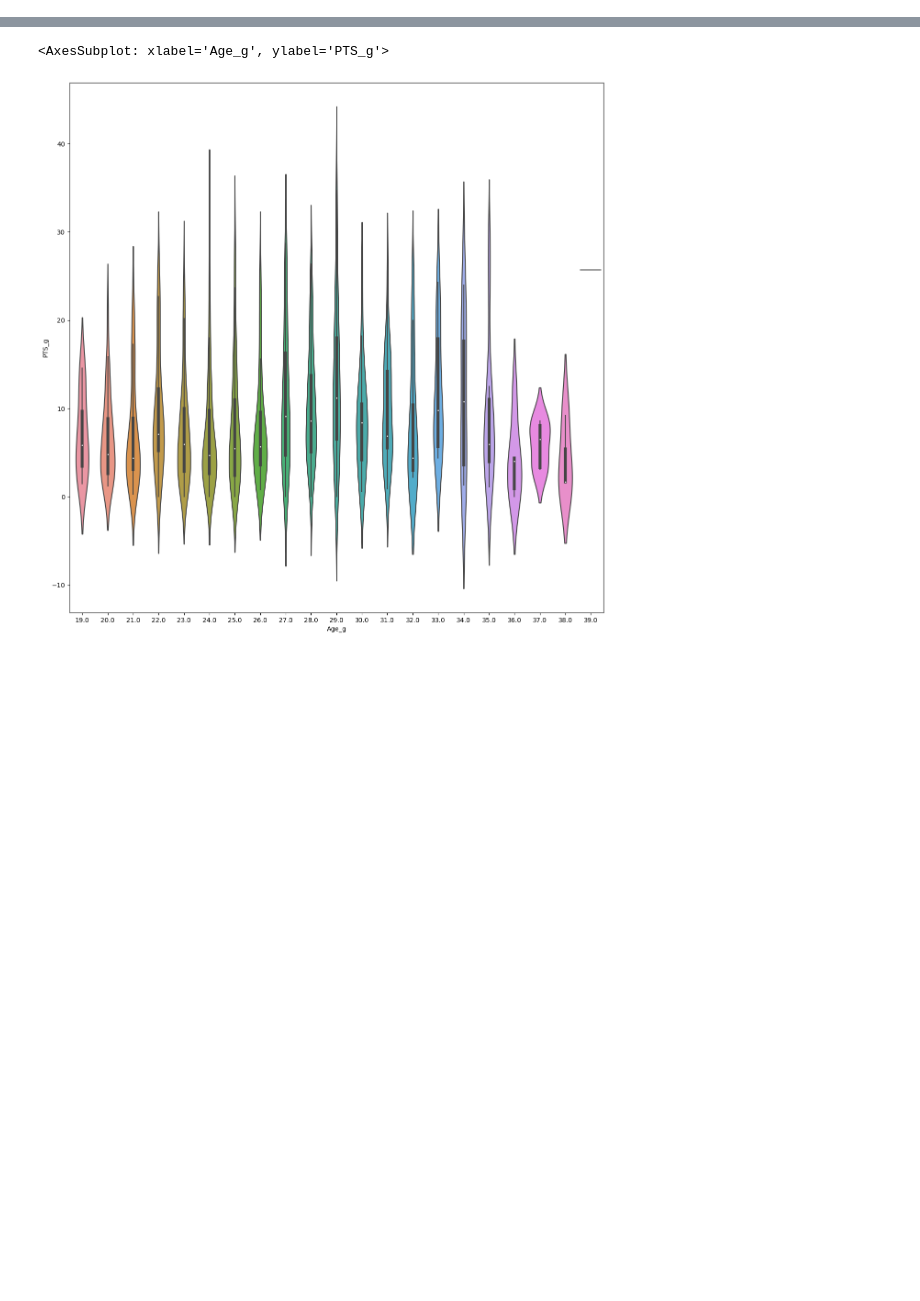
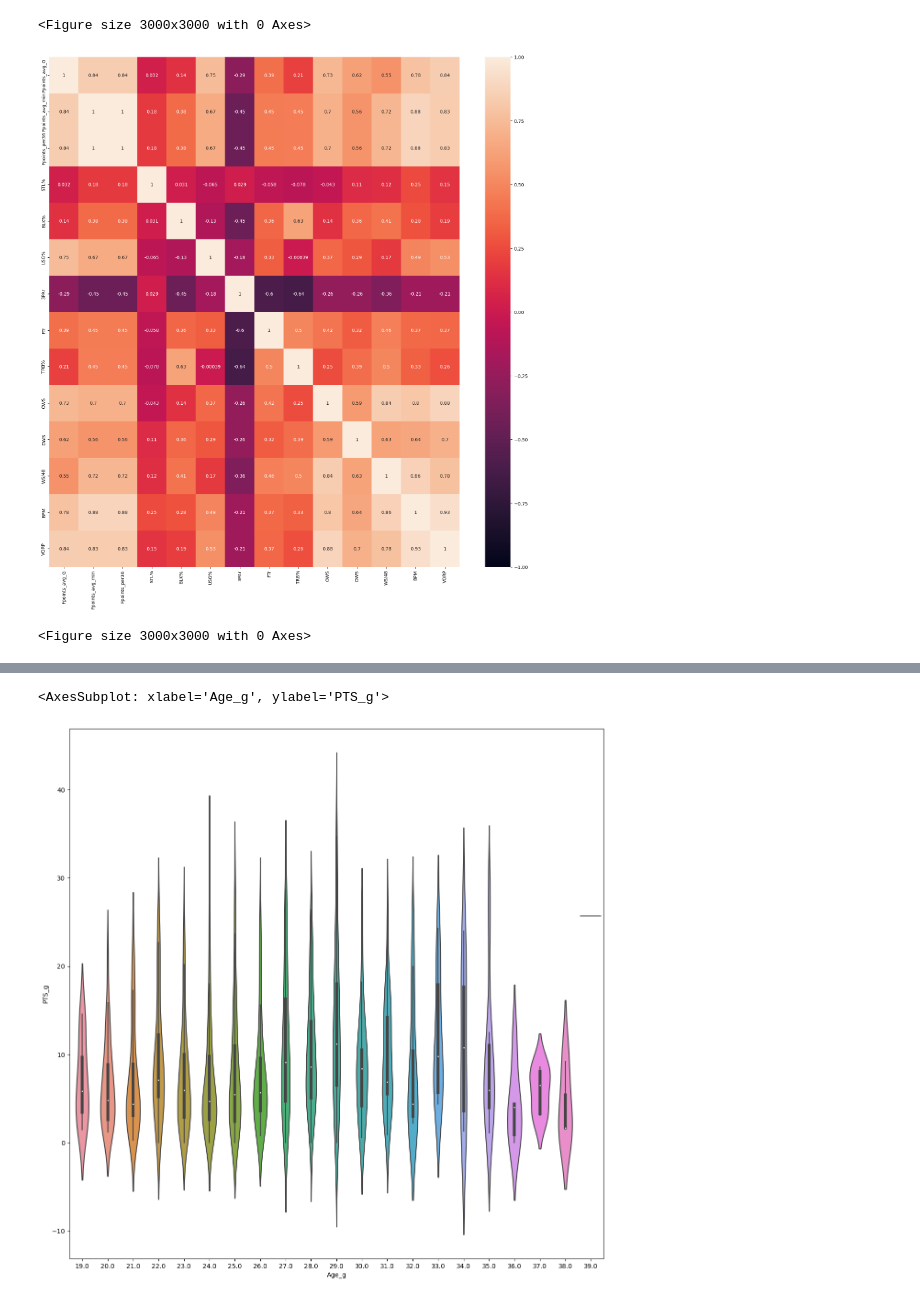
Before and after one commit to mcgillies/nbafantasy2024, a Jupyter notebook: plot_exploration.ipynb, the cells around one changed output, grey strips where cells are left out. Drawn from its saved outputs; the diff is of its cells as text; code cells hidden in the pictures; blank space fills up the shorter version.

Commit message:
added fpoints to data + additional plots

```diff
--- a/plot_exploration.ipynb
+++ b/plot_exploration.ipynb
@@ -5,3 +10,6 @@ import seaborn as sn
 # %%
-data = pd.read_csv("data/combined_stats.csv")
-data.columns
+data = pd.read_csv("data/combined_stats.csv", index_col=0)
+# Missing column is awards_per (useless)
+data.columns[0:100]
+
+relevant_players = data[(data['MP_g'] > 15) & (data['G'] > 20)]
@@ -21,0 +16,7 @@ Index(['Unnamed: 0', 'Rk_g', 'Player', 'Age_g', 'Team_g', 'Pos_g', 'G_g',
+# %%
+adv_cols = ['Player', 'Fpoints_avg_G', 'Fpoints_avg_min', 'Fpoints_per36', 'STL%', 'BLK%', 'USG%', '3PAr', 'FTr', 'TRB%',
+               'OWS', 'DWS', 'WS/48', 'BPM', 'VORP']
+
+adv_data = relevant_players[adv_cols]
+
+adv_data.sort_values(by = 'Fpoints_avg_G', ascending = False).head(50)
@@ -21,0 +41,8 @@ Index(['Unnamed: 0', 'Rk_g', 'Player', 'Age_g', 'Team_g', 'Pos_g', 'G_g',
+# %%
+plt.figure(figsize=(20,20))
+sn.heatmap(adv_data.corr(), annot=True, vmin = -1, vmax = 1)
+plt.figure(figsize=(30,30))
+# %% [output]
+<Figure size 3000x3000 with 0 Axes>
+[figure, added]
+<Figure size 3000x3000 with 0 Axes>
```
Also changed, not shown: parts of 4 cells of this notebook, 2 other files.
